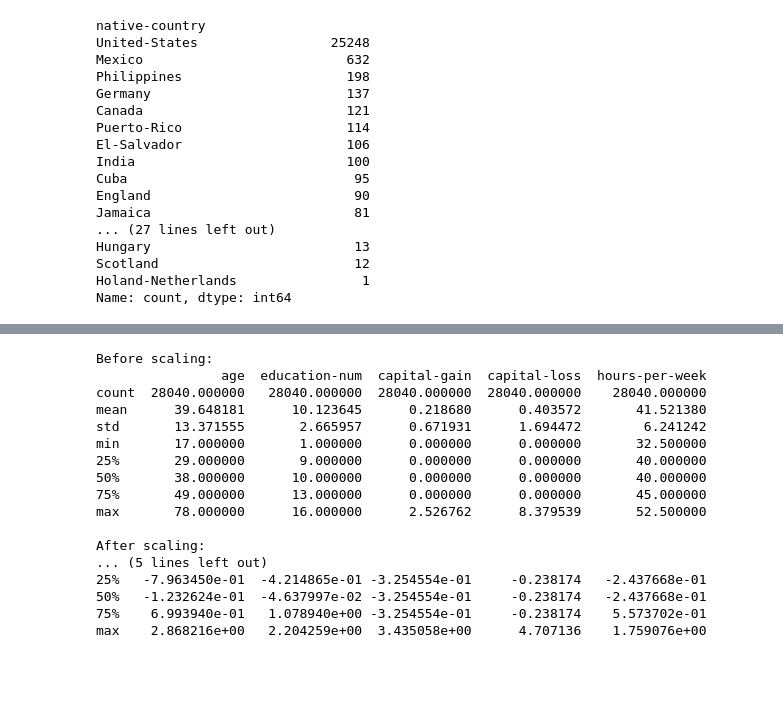
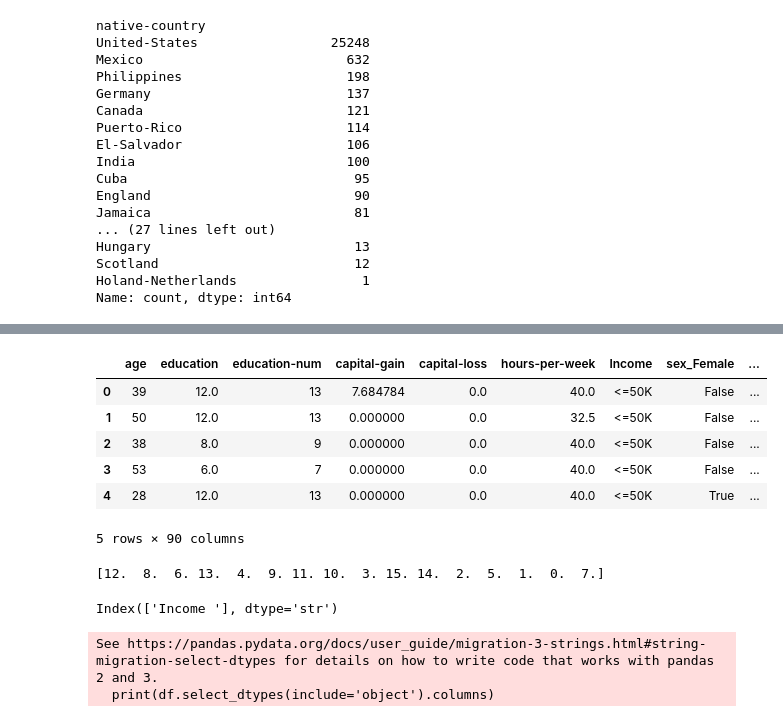
Before and after one commit to mariamayman815/Income-Prediction, a Jupyter notebook: Notebooks/preprocessing.ipynb, the cells around one changed output, grey strips where cells are left out. Cells and saved outputs as stored; diff of their text form; code cells hidden in the pictures; blank space fills up the shorter version.

Commit message:
Encoding and Scaling

```diff
--- a/Notebooks/preprocessing.ipynb
+++ b/Notebooks/preprocessing.ipynb
@@ -404,24 +379,17 @@ scaled_df.describe()
 # %%
-print("Before scaling:")
-print(x_train.describe())
+# print("Before scaling:")
+# print(x_train.describe())
 
-print("\nAfter scaling:")
-print(scaled_df.describe())
+# print("\nAfter scaling:")
+# print(scaled_df.describe())
-# %% [output]
-Before scaling:
-                age  education-num  capital-gain  capital-loss  hours-per-week
-count  28040.000000   28040.000000  28040.000000  28040.000000    28040.000000
-mean      39.648181      10.123645      0.218680      0.403572       41.521380
-std       13.371555       2.665957      0.671931      1.694472        6.241242
-min       17.000000       1.000000      0.000000      0.000000       32.500000
-25%       29.000000       9.000000      0.000000      0.000000       40.000000
-50%       38.000000      10.000000      0.000000      0.000000       40.000000
-75%       49.000000      13.000000      0.000000      0.000000       45.000000
-max       78.000000      16.000000      2.526762      8.379539       52.500000
-
-After scaling:
-... (5 lines left out)
-25%   -7.963450e-01  -4.214865e-01 -3.254554e-01     -0.238174   -2.437668e-01
-50%   -1.232624e-01  -4.637997e-02 -3.254554e-01     -0.238174   -2.437668e-01
-75%    6.993940e-01   1.078940e+00 -3.254554e-01     -0.238174    5.573702e-01
-max    2.868216e+00   2.204259e+00  3.435058e+00      4.707136    1.759076e+00
+# %%
+one_hot_cols = [
+    'sex',
+    'workclass',
+    'marital-status',
+    'occupation',
+    'relationship',
+    'race',
+    'native-country'
+]
+ordinal_cols=['education']
@@ -427,0 +421,20 @@ max    2.868216e+00   2.204259e+00  3.435058e+00      4.707136    1.759076e+00
+# %%
+df.head()
+# %% [output]
+|  | age | education | education-num | capital-gain | capital-loss | hours-per-week | Income | sex_Female | ... |
+| 0 | 39 | 12.0 | 13 | 7.684784 | 0.0 | 40.0 | <=50K | False | ... |
+| 1 | 50 | 12.0 | 13 | 0.000000 | 0.0 | 32.5 | <=50K | False | ... |
+| 2 | 38 | 8.0 | 9 | 0.000000 | 0.0 | 40.0 | <=50K | False | ... |
+| 3 | 53 | 6.0 | 7 | 0.000000 | 0.0 | 40.0 | <=50K | False | ... |
+| 4 | 28 | 12.0 | 13 | 0.000000 | 0.0 | 40.0 | <=50K | True | ... |
+5 rows × 90 columns
+# %%
+print(df['education'].unique())
+# %% [output]
+[12.  8.  6. 13.  4.  9. 11. 10.  3. 15. 14.  2.  5.  1.  0.  7.]
+# %%
+print(df.select_dtypes(include='object').columns)
+# %% [output]
+Index(['Income '], dtype='str')
+See https://pandas.pydata.org/docs/user_guide/migration-3-strings.html#string-migration-select-dtypes for details on how to write code that works with pandas 2 and 3.
+  print(df.select_dtypes(include='object').columns)
```
Also changed, not shown: parts of 32 cells of this notebook.
